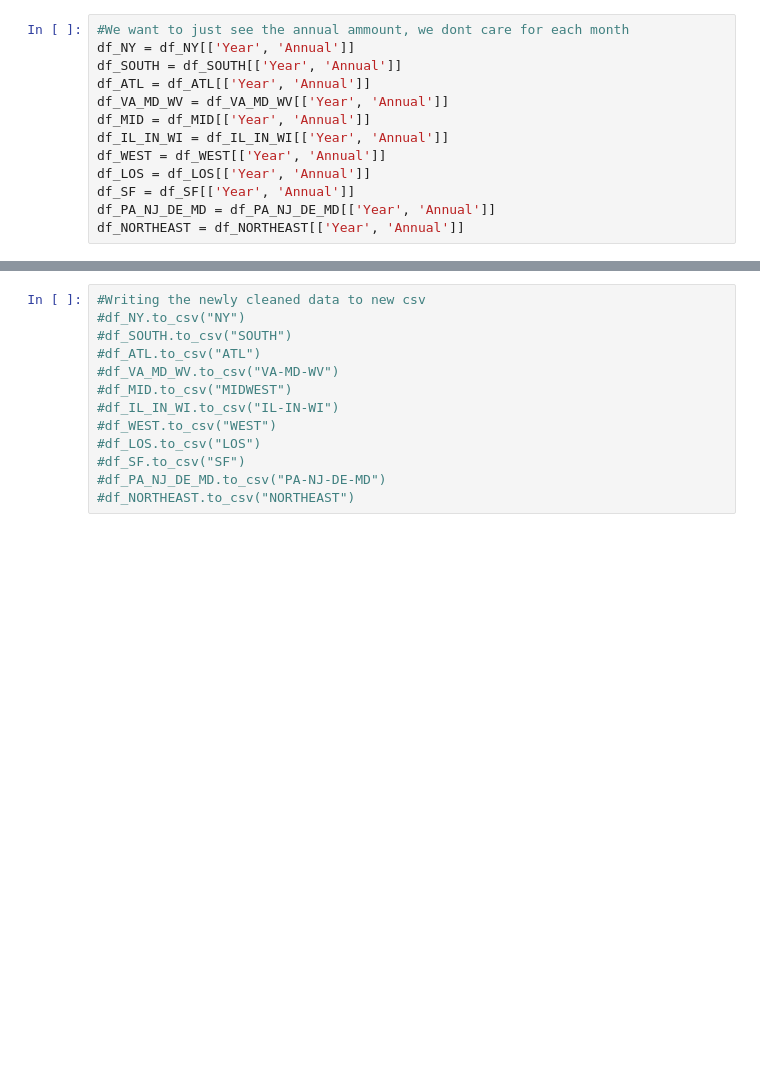
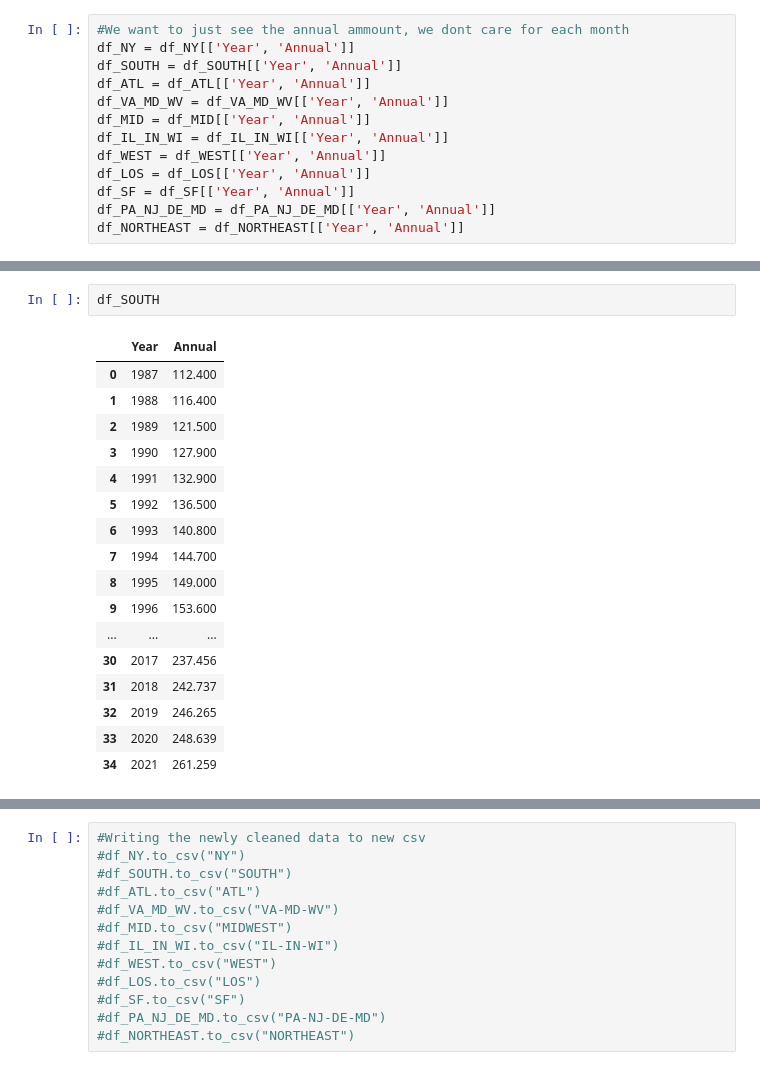
Before and after one commit to tyler-le/Natural-Disaster-Analysis, a Jupyter notebook: DataCheckpointGroup013-Wi22.ipynb, the cells around one changed output, grey strips where cells are left out. Drawn from its saved outputs; the diff is of its cells as text; blank space fills up the shorter version.

```diff
--- a/DataCheckpointGroup013-Wi22.ipynb
+++ b/DataCheckpointGroup013-Wi22.ipynb
@@ -77,0 +146,20 @@ df_NORTHEAST = df_NORTHEAST[['Year', 'Annual']]
+# %%
+df_SOUTH
+# %% [output]
+|  | Year | Annual |
+| 0 | 1987 | 112.400 |
+| 1 | 1988 | 116.400 |
+| 2 | 1989 | 121.500 |
+| 3 | 1990 | 127.900 |
+| 4 | 1991 | 132.900 |
+| 5 | 1992 | 136.500 |
+| 6 | 1993 | 140.800 |
+| 7 | 1994 | 144.700 |
+| 8 | 1995 | 149.000 |
+| 9 | 1996 | 153.600 |
+| ... | ... | ... |
+| 30 | 2017 | 237.456 |
+| 31 | 2018 | 242.737 |
+| 32 | 2019 | 246.265 |
+| 33 | 2020 | 248.639 |
+| 34 | 2021 | 261.259 |
```
Also changed, not shown: parts of 12 cells of this notebook.
